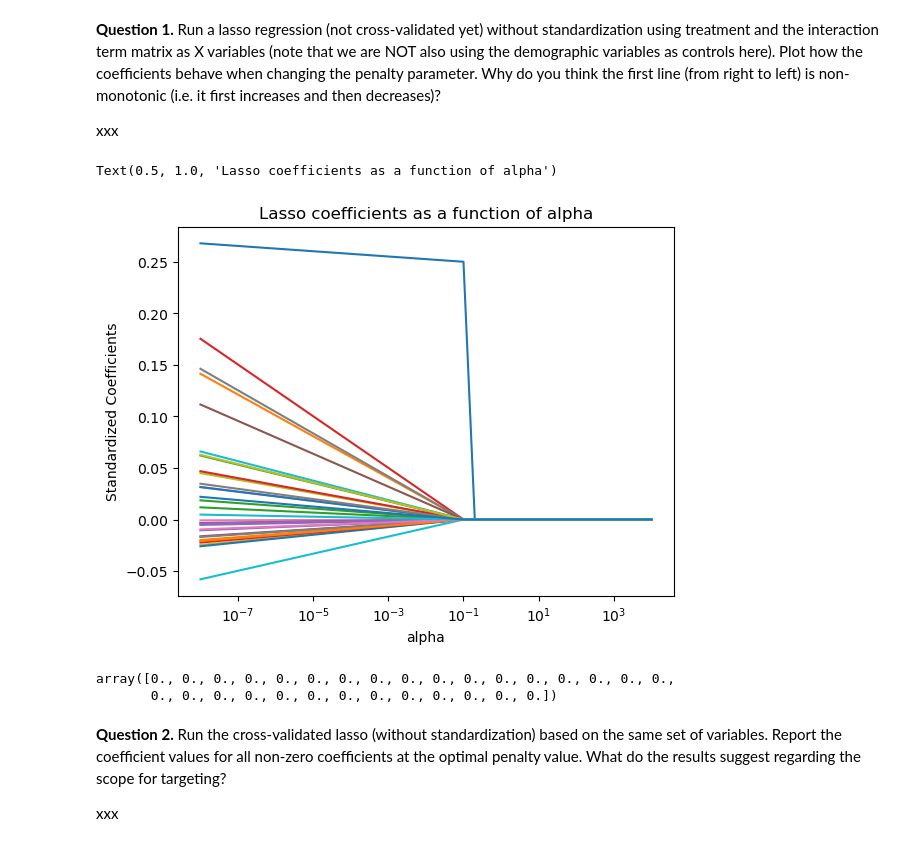
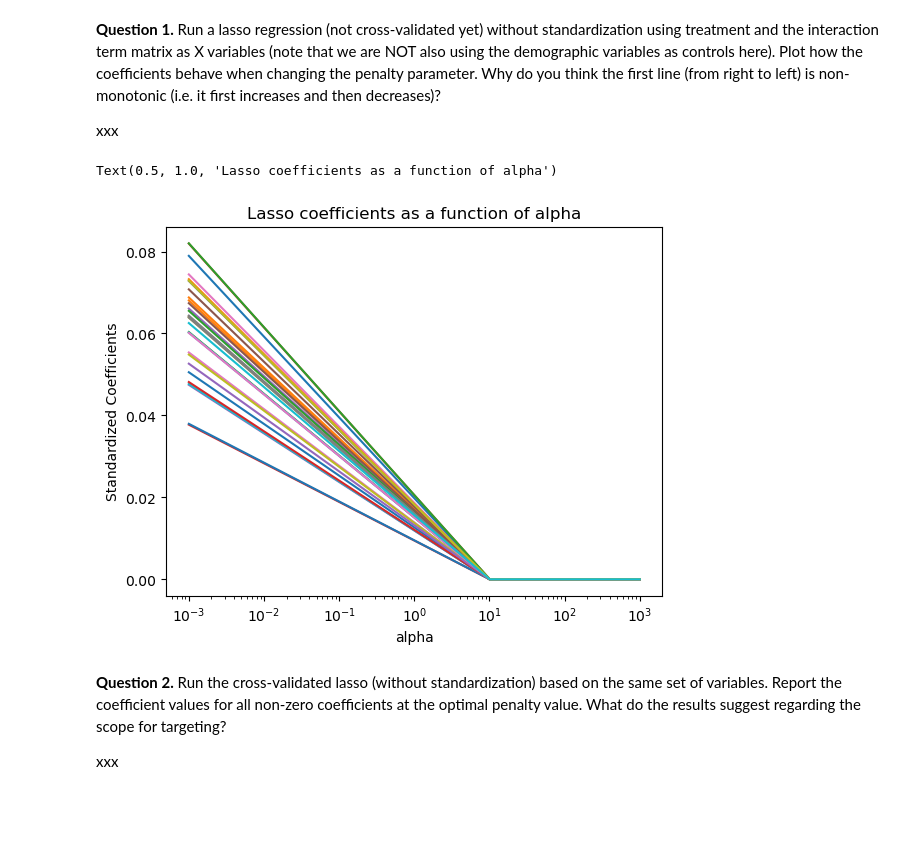
Before and after one commit to arnavailable/prescriptive-models, a Jupyter notebook: Homework/Problem Set 4/Problem Set 4.ipynb, the cells around one changed output. Drawn from its saved outputs; the diff is of its cells as text; code cells hidden in the pictures; blank space fills up the shorter version.

```diff
--- a/Homework/Problem Set 4/Problem Set 4.ipynb
+++ b/Homework/Problem Set 4/Problem Set 4.ipynb
@@ -104,11 +104,15 @@ demo_treat_matrix.columns = demo_treat_matrix.columns.str.replace("demographic",
 <br>
 treatment = ad_heterog[’treatment’]
 # %%
-demo_matrix = ad_heterog.iloc[:,1:]
+# extract columns pertaining to demographic information (all columns except first two)
+demo_matrix = ad_heterog.iloc[:,2:]
+
+# generate interactions of each demographic variable with the treatment variable
 demo_treat_matrix = demo_matrix.multiply(ad_heterog['treatment'], axis="index")
 demo_treat_matrix.columns = demo_treat_matrix.columns.str.replace("demographic", "treat_demo")
+
+# generate treatment variable that is outside of data-frame (useful below)
 treatment = ad_heterog['treatment']
-revenue = ad_heterog['revenue']
 # %%
 from scipy import sparse
 from sklearn import linear_model
@@ -143,37 +147,32 @@ def plot_lassoCV(lasso,nfolds):
 
 xxx
 # %%
-# X variables to try for LASSO
+# X variables for LASSO
 X = demo_treat_matrix.copy()
 
 # Y variable for LASSO
-Y = revenue.copy()
+Y = treatment.copy()
 
-alphas = np.linspace(0.001,1000,100)
+alphas = np.linspace(0.001, 1000, 100)
 lasso = Lasso(max_iter=10000)
 coefs = []
 
 for a in alphas:
-    lasso.set_params(alpha=a)
+    lasso.set_params(alpha = a)
     lasso.fit(X, Y)
     coefs.append(lasso.coef_)
 
 ax = plt.gca()
 
 ax.plot(alphas, coefs)
 ax.set_xscale('log')
 plt.axis('tight')
 plt.xlabel('alpha')
 plt.ylabel('Standardized Coefficients')
 plt.title('Lasso coefficients as a function of alpha')
 # %% [output]
 Text(0.5, 1.0, 'Lasso coefficients as a function of alpha')
-[figure, old version]
+[figure, new version]
-# %%
-lasso.coef_
-# %% [output]
-array([0., 0., 0., 0., 0., 0., 0., 0., 0., 0., 0., 0., 0., 0., 0., 0., 0.,
-       0., 0., 0., 0., 0., 0., 0., 0., 0., 0., 0., 0., 0.])
 # %% [markdown]
 <font size="3.5"><b>Question 2.</b> Run the cross-validated lasso (without standardization) based on the same set of variables. Report the coefficient values for all non-zero coefficients at the optimal penalty value. What do the results suggest regarding the scope for targeting? </font>
 
```
Also changed, not shown: parts of 2 cells of this notebook.
